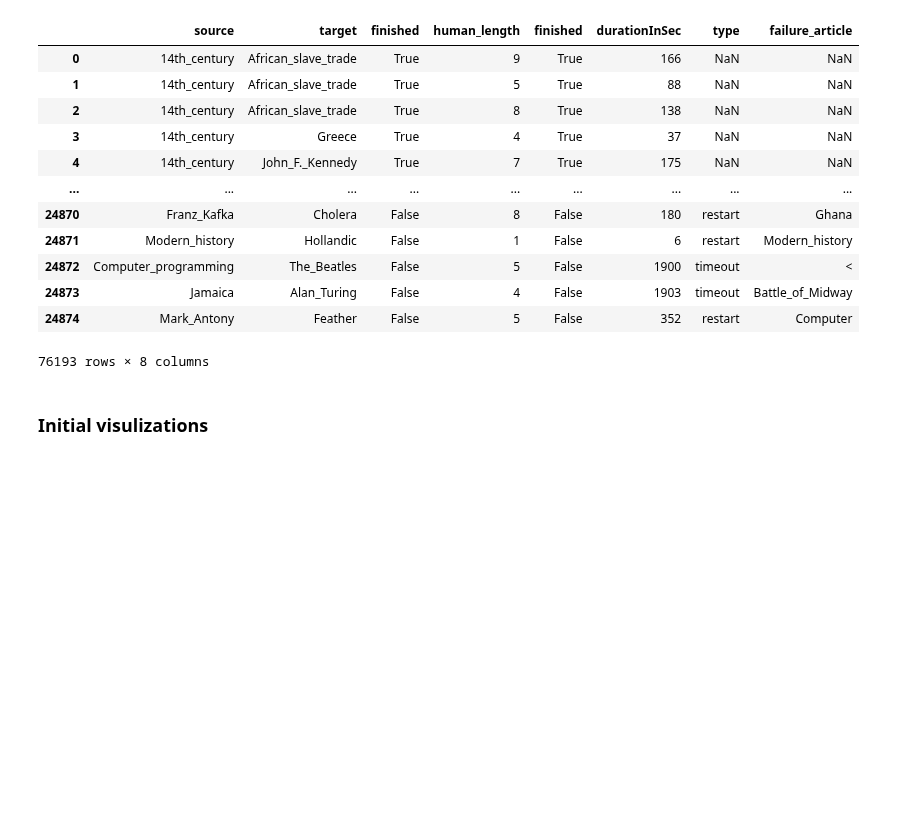
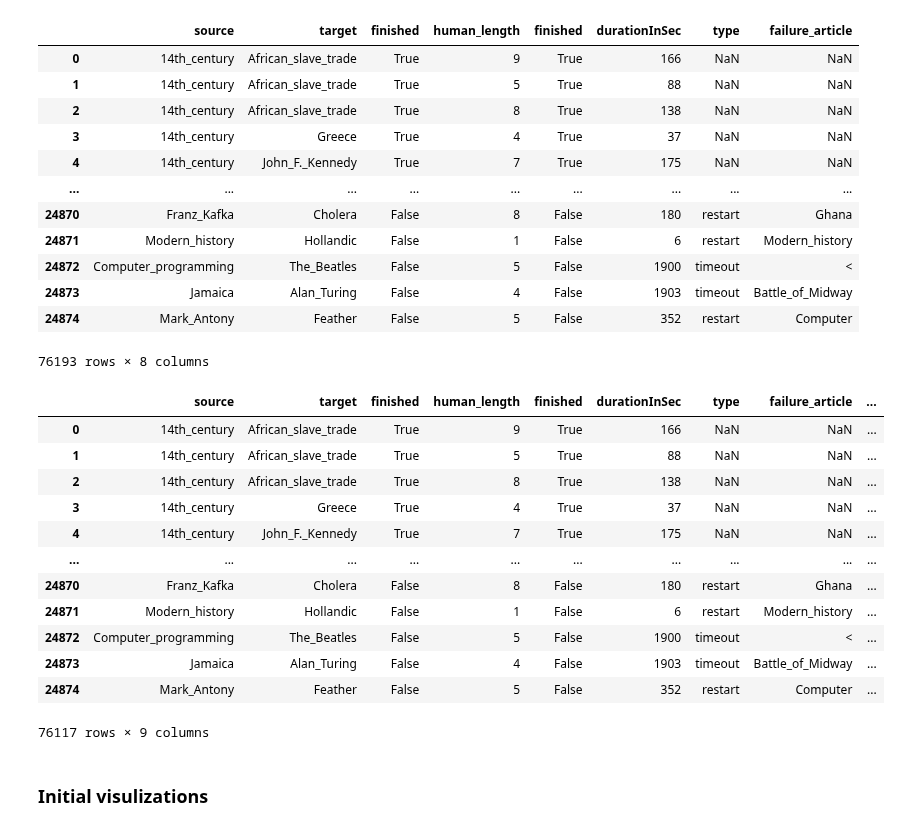
Before and after one commit to epfl-ada/ada-2022-project-metadata, a Jupyter notebook: project.ipynb, the cells around one changed output. Cells and saved outputs as stored; diff of their text form; code cells hidden in the pictures; blank space fills up the shorter version.

Commit message:
Shortest paths added to dataframe

```diff
--- a/project.ipynb
+++ b/project.ipynb
@@ -39,6 +40,8 @@ paths_finished = pd.read_csv(PATHS_FINISHED, sep='\t', names=["hashedIpAddress",
                                                               "durationInSec", "path", "rating"], skiprows = 15)
 paths_unfinished = pd.read_csv(PATHS_UNFINISHED, sep='\t', names=["hashedIpAddress", "timestamp",
                                                                   "durationInSec", "path", "target", "type"], skiprows = 17)
+shortest_distance_text = np.loadtxt(SHORTEST_PATHS, dtype=str, comments="#", unpack=False)
+
 female = pd.read_csv(FEMALES, sep=',', names=["name", "women_label"], skiprows = 1)
 # %% [markdown]
 #### **Dataframes: Basic statistics**
@@ -243,6 +246,54 @@ path_overview
 | 24873 | Jamaica | Alan_Turing | False | 4 | False | 1903 | timeout | Battle_of_Midway |
 | 24874 | Mark_Antony | Feather | False | 5 | False | 352 | restart | Computer |
 76193 rows × 8 columns
+# %%
+# The Shortest Distance Matrix is created from the imported data
+shortest_distance_matrix = [] # TODO: Might want to have them as numpy arrays from the beginning
+for row in shortest_distance_text:
+    row_formated = []
+    for c in row:
+        if c.isdigit(): #TODO: Might want to do with safe casting instead
+            row_formated.append(int(c))
+        else:
+            row_formated.append(-1) ## If there is no path between two articles it's represented with -1
+
+    shortest_distance_matrix.append(np.array(row_formated))
+
+shortest_distance_matrix = np.array(shortest_distance_matrix)
+
+#How to access multiple values in the matrix at once shortest_distance_matrix[(row1,row2,row3),(col1,col2,col3)]
+# %%
+# Paths with target articles that doesn't exist are deleted.
+condition = ~(path_overview['target'].isin(articles['article'].array))
+path_overview = path_overview.drop(path_overview[condition].index)
+# %%
+# Shortest path is added to the dataframe
+
+def get_articles_indexes(article_names):
+    indexes = []
+    for article in article_names.array:
+        indexes.append(articles.index[articles['article'] == article].tolist()[0])
+    return tuple(indexes)
+
+path_overview['shortest_path'] = shortest_distance_matrix[get_articles_indexes(path_overview['source']), get_articles_indexes(path_overview['target'])]
+# %%
+# Infeasible source -> target paths are removed, where the shortest path is -1
+path_overview = path_overview.drop(path_overview[path_overview['shortest_path'] < 0].index)
+path_overview
+# %% [output]
+|  | source | target | finished | human_length | finished | durationInSec | type | failure_article | ... |
+| 0 | 14th_century | African_slave_trade | True | 9 | True | 166 | NaN | NaN | ... |
+| 1 | 14th_century | African_slave_trade | True | 5 | True | 88 | NaN | NaN | ... |
+| 2 | 14th_century | African_slave_trade | True | 8 | True | 138 | NaN | NaN | ... |
+| 3 | 14th_century | Greece | True | 4 | True | 37 | NaN | NaN | ... |
+| 4 | 14th_century | John_F._Kennedy | True | 7 | True | 175 | NaN | NaN | ... |
+| ... | ... | ... | ... | ... | ... | ... | ... | ... | ... |
+| 24870 | Franz_Kafka | Cholera | False | 8 | False | 180 | restart | Ghana | ... |
+| 24871 | Modern_history | Hollandic | False | 1 | False | 6 | restart | Modern_history | ... |
+| 24872 | Computer_programming | The_Beatles | False | 5 | False | 1900 | timeout | < | ... |
+| 24873 | Jamaica | Alan_Turing | False | 4 | False | 1903 | timeout | Battle_of_Midway | ... |
+| 24874 | Mark_Antony | Feather | False | 5 | False | 352 | restart | Computer | ... |
+76117 rows × 9 columns
 # %% [markdown]
 ### **Initial visulizations**
 # %% [markdown]
```
Also changed, not shown: parts of 2 cells of this notebook.
